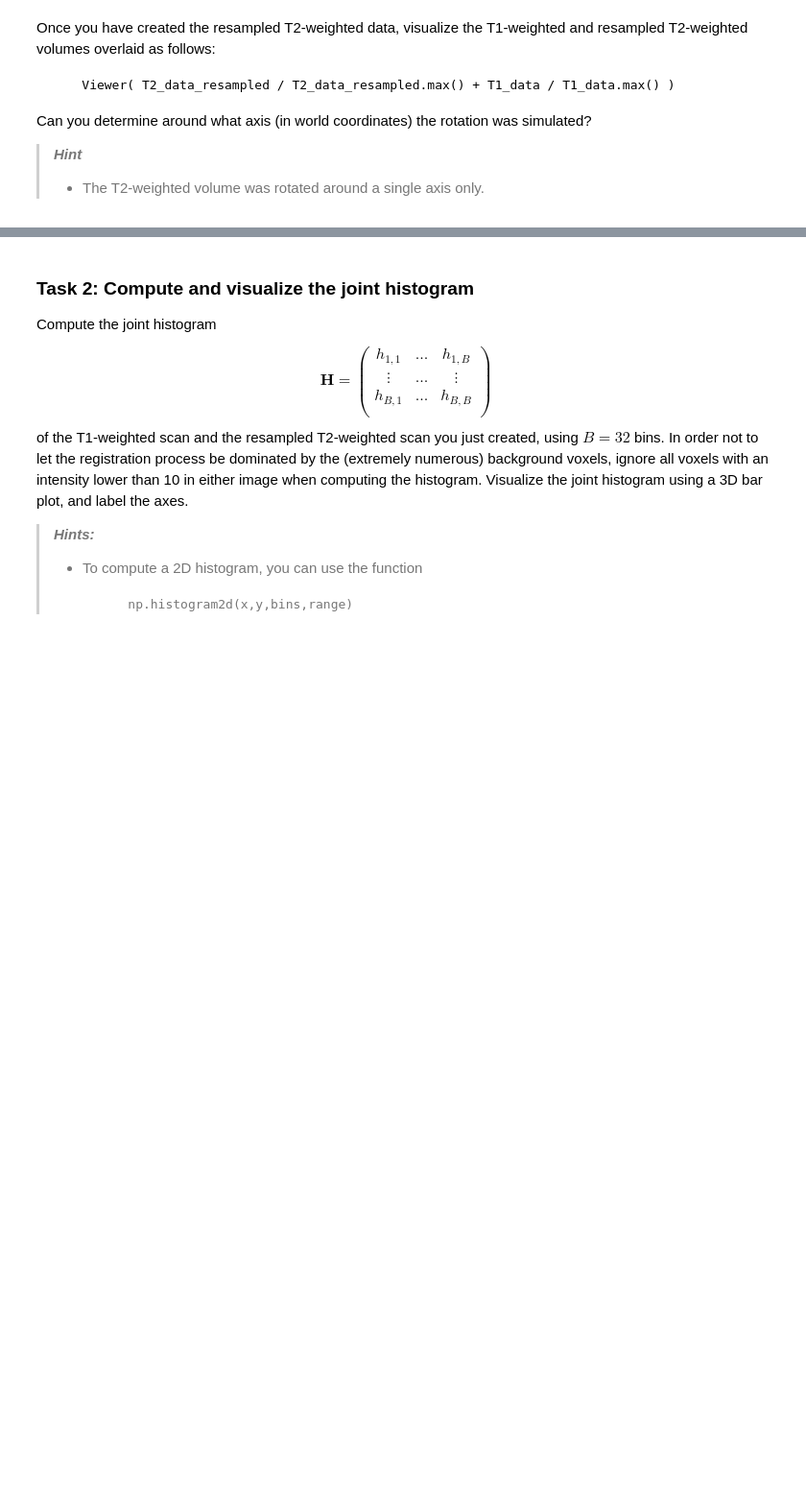
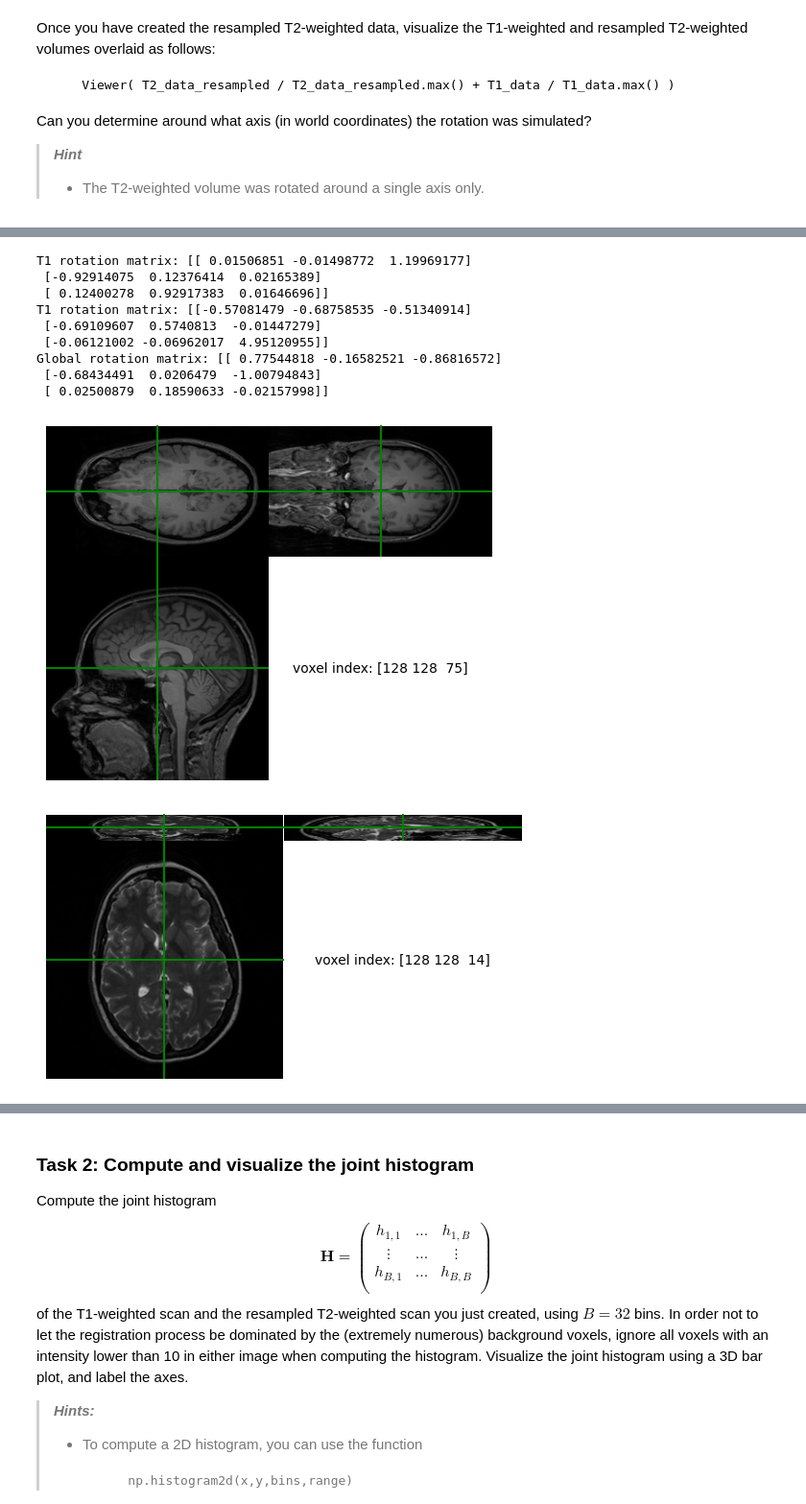
Before and after one commit to aliciags/medical-image-analysis-dtu, a Jupyter notebook: w3/Ex3_student.ipynb, the cells around one changed output, grey strips where cells are left out. Shown: that part at 96% size. Cells and saved outputs as stored; diff of their text form; code cells hidden in the pictures; blank space fills up the shorter version.

```diff
--- a/w3/Ex3_student.ipynb
+++ b/w3/Ex3_student.ipynb
@@ -167,0 +201,27 @@ Once you have created the resampled T2-weighted data, visualize the T1-weighted
+# %%
+# Calculating around what axis the rotation was simulated
+T1_rotation = T1_affine[:3,:3]
+T2_rotation = T2_affine[:3,:3]
+print ("T1 rotation matrix:",T1_rotation)
+print ("T1 rotation matrix:",T2_rotation)
+
+# Calculating the rotation matrix R= T2_rotation^-1 * T1_rotation
+R= np.linalg.inv(T2_rotation)@T1_rotation
+print ("Global rotation matrix:",R)
+
+# We could compute the eigenvalues and eigenvector in order to get the axis it has been rotated. But just form inspection we can see the
+# the coronal cut of the image two has been rotated in the x-axis
+t1= Viewer (T1_data)
+t2= Viewer (T2_data)
+# %% [output]
+T1 rotation matrix: [[ 0.01506851 -0.01498772  1.19969177]
+ [-0.92914075  0.12376414  0.02165389]
+ [ 0.12400278  0.92917383  0.01646696]]
+T1 rotation matrix: [[-0.57081479 -0.68758535 -0.51340914]
+ [-0.69109607  0.5740813  -0.01447279]
+ [-0.06121002 -0.06962017  4.95120955]]
+Global rotation matrix: [[ 0.77544818 -0.16582521 -0.86816572]
+ [-0.68434491  0.0206479  -1.00794843]
+ [ 0.02500879  0.18590633 -0.02157998]]
+[figure, added]
+[figure, added]
```
Also changed, not shown: parts of 15 cells of this notebook, 4 other files.
